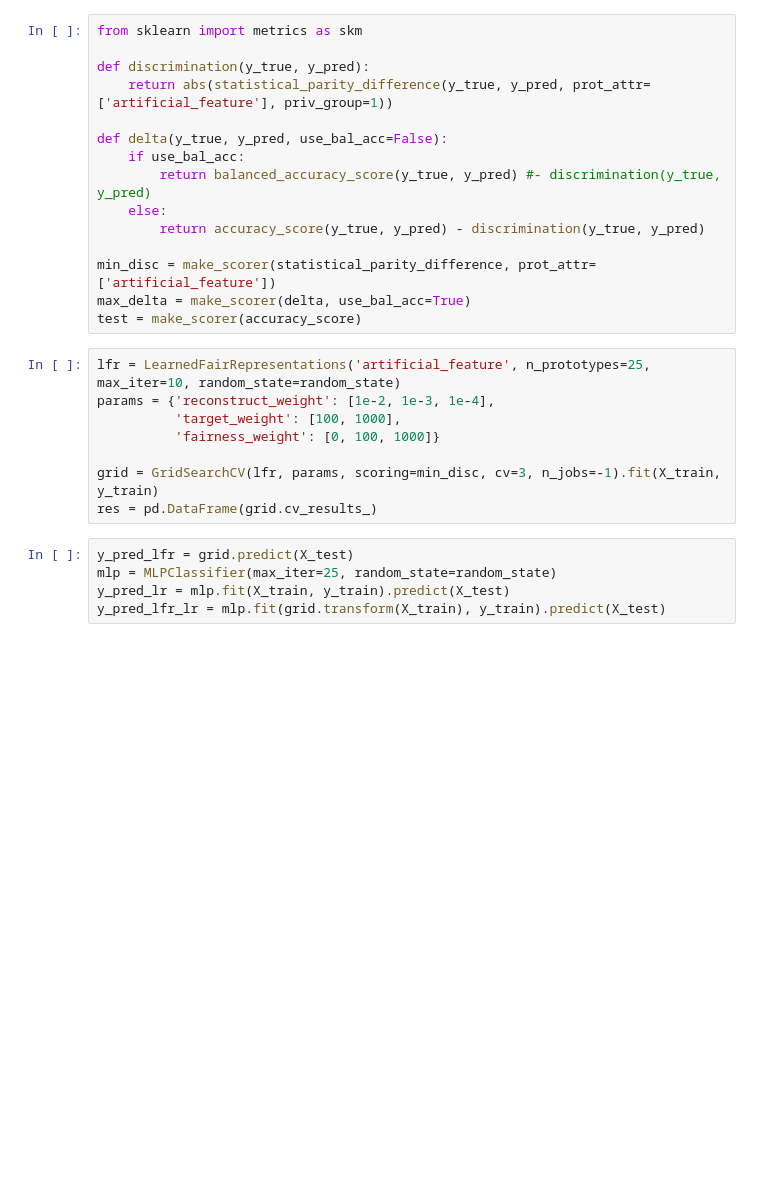
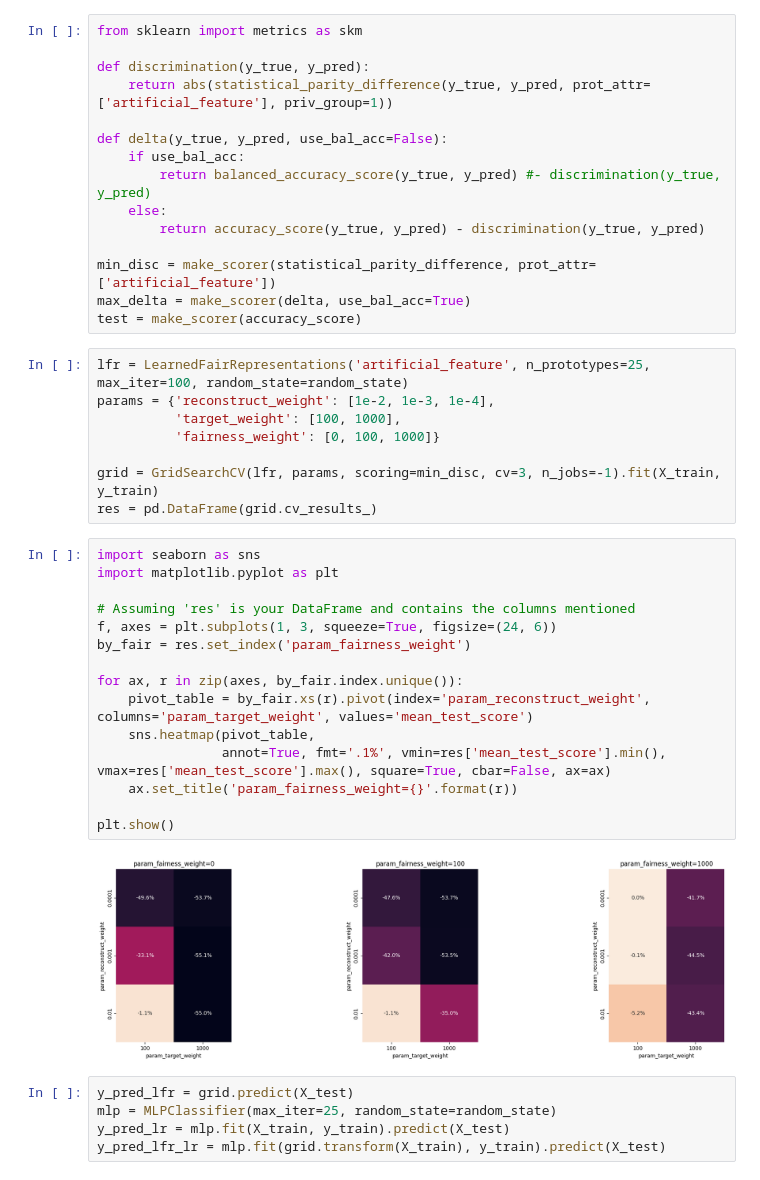
Before and after one commit to mkleinegger/evaluation-bias-detection-and-mitigation, a Jupyter notebook: highly correlated.ipynb, the cells around one changed output. Drawn from its saved outputs; the diff is of its cells as text; blank space fills up the shorter version.

```diff
--- a/highly correlated.ipynb
+++ b/highly correlated.ipynb
@@ -830,13 +841,30 @@ min_disc = make_scorer(statistical_parity_difference, prot_attr=['artificial_fea
 max_delta = make_scorer(delta, use_bal_acc=True)
 test = make_scorer(accuracy_score)
 # %%
-lfr = LearnedFairRepresentations('artificial_feature', n_prototypes=25, max_iter=10, random_state=random_state)
+lfr = LearnedFairRepresentations('artificial_feature', n_prototypes=25, max_iter=100, random_state=random_state)
 params = {'reconstruct_weight': [1e-2, 1e-3, 1e-4],
           'target_weight': [100, 1000],
           'fairness_weight': [0, 100, 1000]}
 
 grid = GridSearchCV(lfr, params, scoring=min_disc, cv=3, n_jobs=-1).fit(X_train, y_train)
 res = pd.DataFrame(grid.cv_results_)
+# %%
+import seaborn as sns
+import matplotlib.pyplot as plt
+
+# Assuming 'res' is your DataFrame and contains the columns mentioned
+f, axes = plt.subplots(1, 3, squeeze=True, figsize=(24, 6))
+by_fair = res.set_index('param_fairness_weight')
+
+for ax, r in zip(axes, by_fair.index.unique()):
+    pivot_table = by_fair.xs(r).pivot(index='param_reconstruct_weight', columns='param_target_weight', values='mean_test_score')
+    sns.heatmap(pivot_table,
+                annot=True, fmt='.1%', vmin=res['mean_test_score'].min(), vmax=res['mean_test_score'].max(), square=True, cbar=False, ax=ax)
+    ax.set_title('param_fairness_weight={}'.format(r))
+
+plt.show()
+# %% [output]
+[figure, added]
 # %%
 y_pred_lfr = grid.predict(X_test)
 mlp = MLPClassifier(max_iter=25, random_state=random_state)
```
Also changed, not shown: parts of 31 cells of this notebook.
